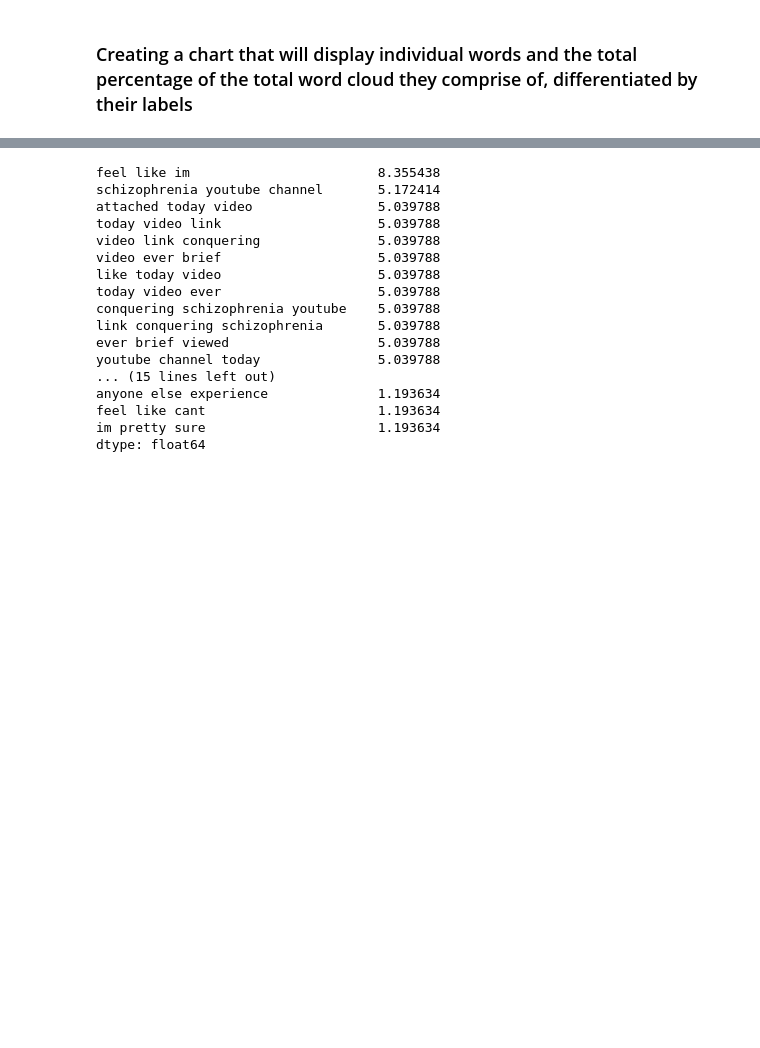
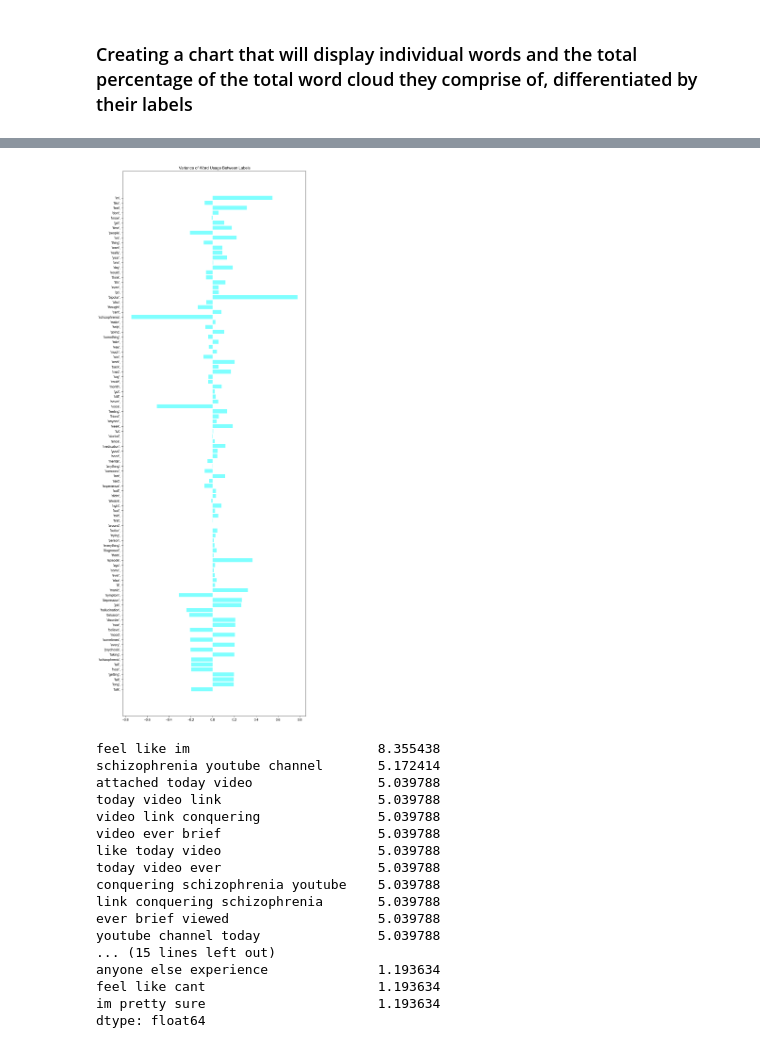
Before and after one commit to charlesyapai/GAProj3, a Jupyter notebook: eda/charles_eda.ipynb, the cells around one changed output, grey strips where cells are left out. Saved outputs shown, nothing was run; the diff lists cells and outputs as text; code cells hidden in the pictures; blank space fills up the shorter version.

```diff
--- a/eda/charles_eda.ipynb
+++ b/eda/charles_eda.ipynb
@@ -159,3 +142,37 @@ plt.show()
+# %%
+#Find out which label has a greater variance in word usage
+# Get the top 100 words for each label
+top_100_0 = pd.Series(' '.join(df_0['text']).split()).value_counts()[:100]
+top_100_1 = pd.Series(' '.join(df_1['text']).split()).value_counts()[:100]
+
+# Calculate the percentage of the total tokenized words
+top_100_0 = top_100_0 / len(' '.join(df_0['text']).split()) * 100
+top_100_1 = top_100_1 / len(' '.join(df_1['text']).split()) * 100
+
+# Combine the two Series into a DataFrame
+combined = pd.concat([top_100_0, top_100_1], axis=1, keys=['Label 0', 'Label 1'])
+combined.fillna(0, inplace=True)  # replace NaN values with 0
+
+# Calculate the total percentage for each word
+combined['Total'] = combined['Label 0'] + combined['Label 1']
+
+# Sort the DataFrame by the total percentage
+combined.sort_values('Total', ascending=False, inplace=True)
+
+# Plot the top words
+plt.figure(figsize=(10, 30))
+
+# Calculate the variance for each word
+combined['Variance'] = combined['Label 0'] - combined['Label 1']
+
+# Plot the variance
+plt.barh(combined.index[:100], combined['Variance'][:100], color='cyan', alpha=0.5)
+plt.title('Variance of Word Usage Between Labels')
+
+plt.gca().invert_yaxis()  # invert the y-axis to have the most common word at the top
+plt.show()
+# %% [output]
+[figure, added]
 # %%
 #ngram 3 words for label 1
 cv = CountVectorizer(stop_words=stop_words, ngram_range=(3, 3))
```
Also changed, not shown: parts of 4 cells of this notebook, 1 other file.
